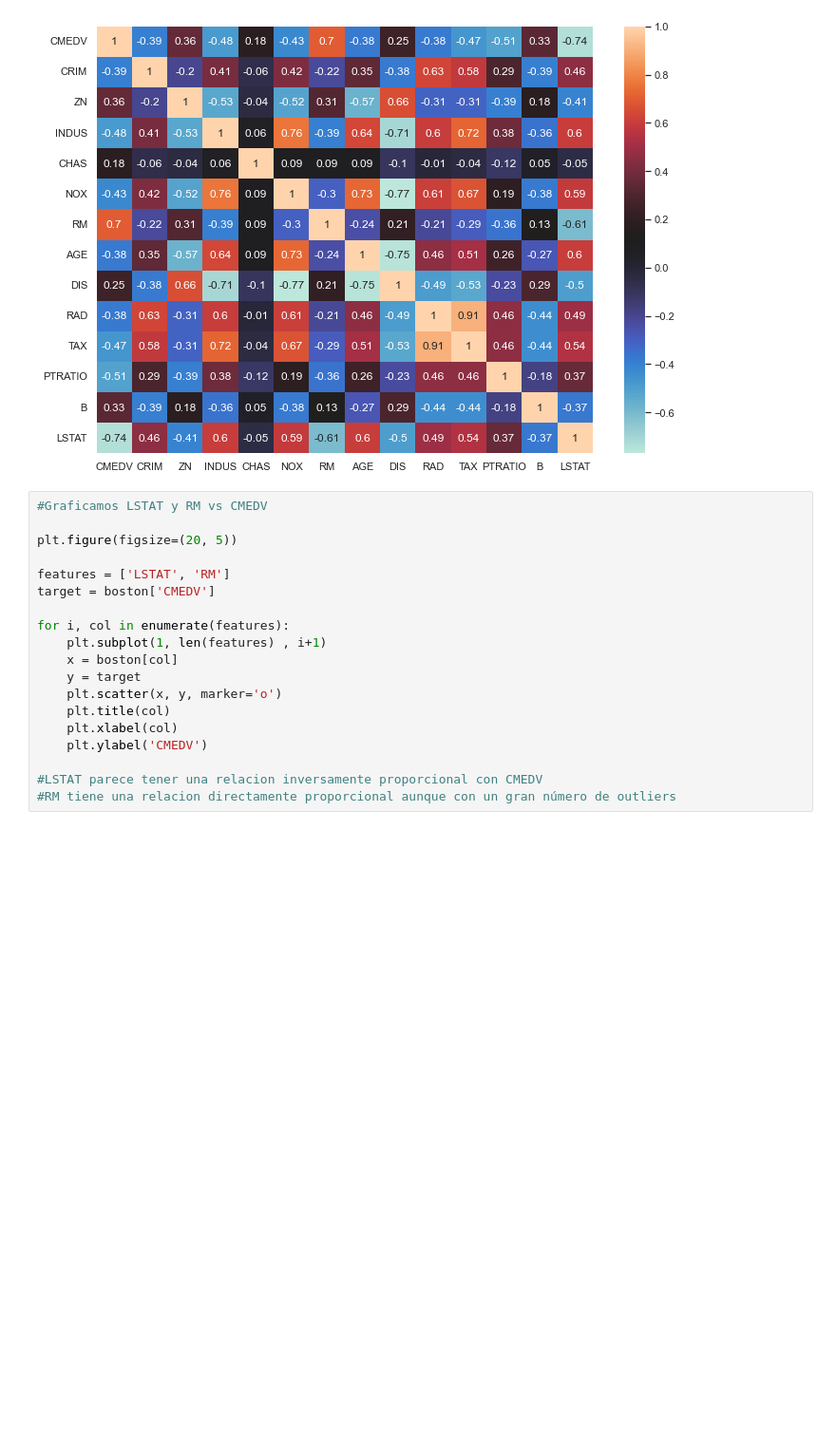
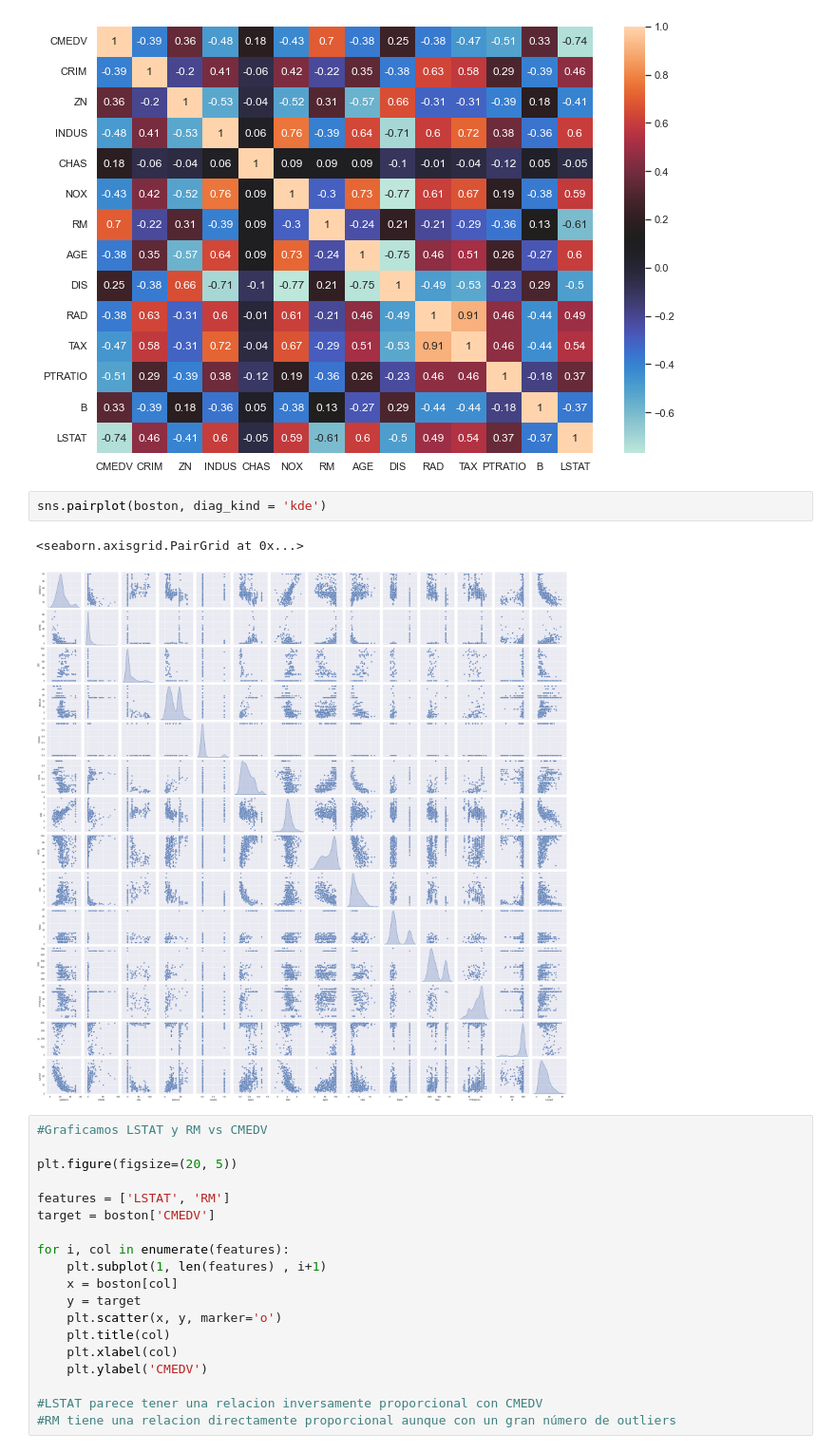
Before and after one commit to MAlejandroVC/Proyecto1, a Jupyter notebook: Project_2/BostonHousing.ipynb, the cells around one changed output. Shown at 95% size. Saved outputs shown, nothing was run; the diff lists cells and outputs as text; blank space fills up the shorter version.

```diff
--- a/Project_2/BostonHousing.ipynb
+++ b/Project_2/BostonHousing.ipynb
@@ -87,6 +87,11 @@ sns.heatmap(data=correlation_matrix, annot=True, cmap = "icefire")
 # %% [output]
 <AxesSubplot:>
 [figure]
+# %%
+sns.pairplot(boston, diag_kind = 'kde')
+# %% [output]
+<seaborn.axisgrid.PairGrid at 0x...>
+[figure, added]
 # %%
 #Graficamos LSTAT y RM vs CMEDV
 
```
Also changed, not shown: parts of 2 cells of this notebook.
